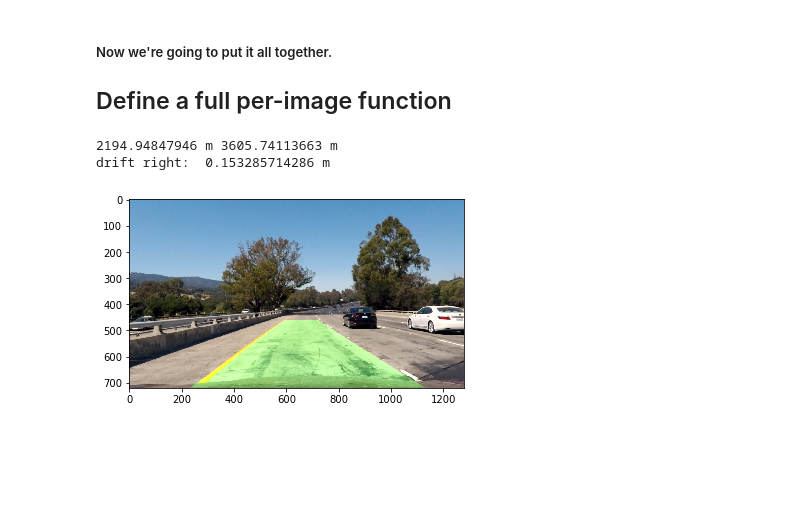
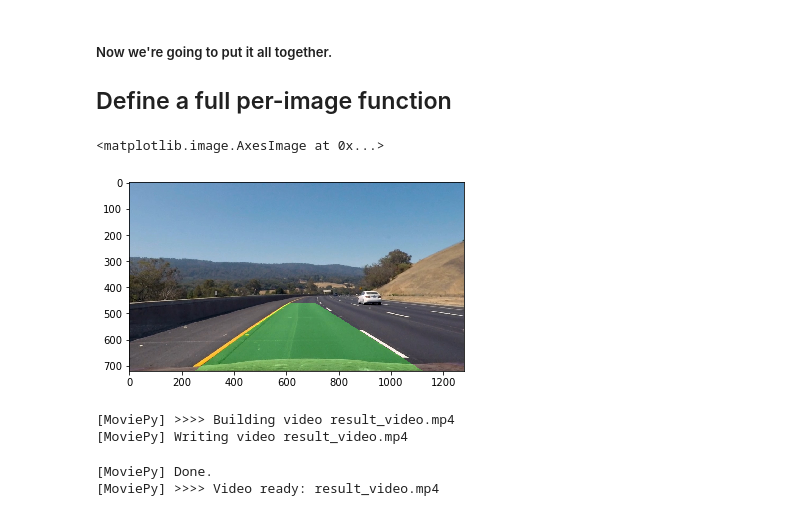
Before and after one commit to jeffDL/CarND-Advanced-Lane-Lines, a Jupyter notebook: Advanced-Lane-Finding.ipynb, the cells around one changed output. Saved outputs shown, nothing was run; the diff lists cells and outputs as text; code cells hidden in the pictures; blank space fills up the shorter version.

Commit message:
Project complete...hopefully

```diff
--- a/Advanced-Lane-Finding.ipynb
+++ b/Advanced-Lane-Finding.ipynb
@@ -170,7 +169,8 @@ mpimg.imsave('output_images/test1_binary.png',binary,cmap='gray')
 # %% [markdown]
 ## 3. Perspective Transform
 # %%
-img_size = binary.shape[::-1]
+img_size = test_ud.shape[0:2]
+img_size = img_size[::-1]
 
 # This looks like a reasonable transform
 src = np.float32(
@@ -183,4 +183,7 @@ dst = np.float32(
     [(img_size[0] / 4), img_size[1]],
     [(img_size[0] * 3 / 4), img_size[1]],
     [(img_size[0] * 3 / 4), 0]])
+
+# Get the transform matrix
+M = cv2.getPerspectiveTransform(src,dst)
 # %%
@@ -382,7 +382,7 @@ def paintFrame(frame):
 
 
 
-    warped = cv2.warpPerspective(binary,M,img_size,flags=cv2.INTER_LINEAR)
+    warped = cv2.warpPerspective(binary,M,img_size, None, flags=cv2.INTER_LINEAR)
 
 
 
@@ -419,40 +419,54 @@ def paintFrame(frame):
     # Calculate the new radii of curvature  : note y_eval has been replaced by np.max(lefty)
     left_curverad = ((1 + (2*left_fit_cr[0]*np.max(lefty)*ym_per_pix + left_fit_cr[1])**2)**1.5) / np.absolute(2*left_fit_cr[0])
     right_curverad = ((1 + (2*right_fit_cr[0]*np.max(righty)*ym_per_pix + right_fit_cr[1])**2)**1.5) / np.absolute(2*right_fit_cr[0])
 
     # Calculate the offset by taking difference of left and right widths
     drift = xm_per_pix*(rightx[0] + leftx[0] - img_size[0])
 
 
 
     warp_zero = np.zeros_like(warped).astype(np.uint8)
     color_warp = np.dstack((warp_zero, warp_zero, warp_zero))
 
     # Recast the x and y points into usable format for cv2.fillPoly()
     pts_left = np.array([np.transpose(np.vstack([left_fitx, ploty]))])
     pts_right = np.array([np.flipud(np.transpose(np.vstack([right_fitx, ploty])))])
     pts = np.hstack((pts_left, pts_right))
 
     # Draw the lane onto the warped blank image
     cv2.fillPoly(color_warp, np.int_([pts]), (0,255, 0))
 
     # Get inverse transform
     Minv = cv2.getPerspectiveTransform(dst,src)
 
-
     # Warp the blank back to original image space using inverse perspective matrix (Minv)
     newwarp = cv2.warpPerspective(color_warp, Minv, img_size, flags=cv2.INTER_LINEAR)
+
     # Combine the result with the original image
-    result = cv2.addWeighted(test1, 1, newwarp, 0.3, 0)
+    result = cv2.addWeighted(fixed, 1, newwarp, 0.3, 0)
 
-    return result, drift, (left_curverad,right_curverad)
+    return result  #, drift, (left_curverad,right_curverad)
 
-frame = mpimg.imread('test_images/test4.jpg')
-result, d, (left,right) = paintFrame(frame)
+frame = mpimg.imread('test_images/test3.jpg')
+result = paintFrame(frame) #, d, (left,right) = paintFrame(frame)
 plt.imshow(result)
-print(left, 'm', right, 'm')
-print('drift right: ', d,'m')
+#print(left, 'm', right, 'm')
+#print('drift right: ', d,'m')
 # %% [output]
-2194.94847946 m 3605.74113663 m
-drift right:  0.153285714286 m
+<matplotlib.image.AxesImage at 0x...>
-[figure, old version]
+[figure, new version]
+# %%
+# Import everything needed to edit/save/watch video clips
+from moviepy.editor import VideoFileClip
+from IPython.display import HTML
+
+outputfile = 'result_video.mp4'
+
+clip1 = VideoFileClip("project_video.mp4")
+resultclip = clip1.fl_image(paintFrame) #NOTE: this function expects color images!!
+resultclip.write_videofile(outputfile, audio=False)
+# %% [output]
+[MoviePy] >>>> Building video result_video.mp4
+[MoviePy] Writing video result_video.mp4
+[MoviePy] Done.
+[MoviePy] >>>> Video ready: result_video.mp4
```
Also changed, not shown: parts of 6 cells of this notebook, 1 other file.
